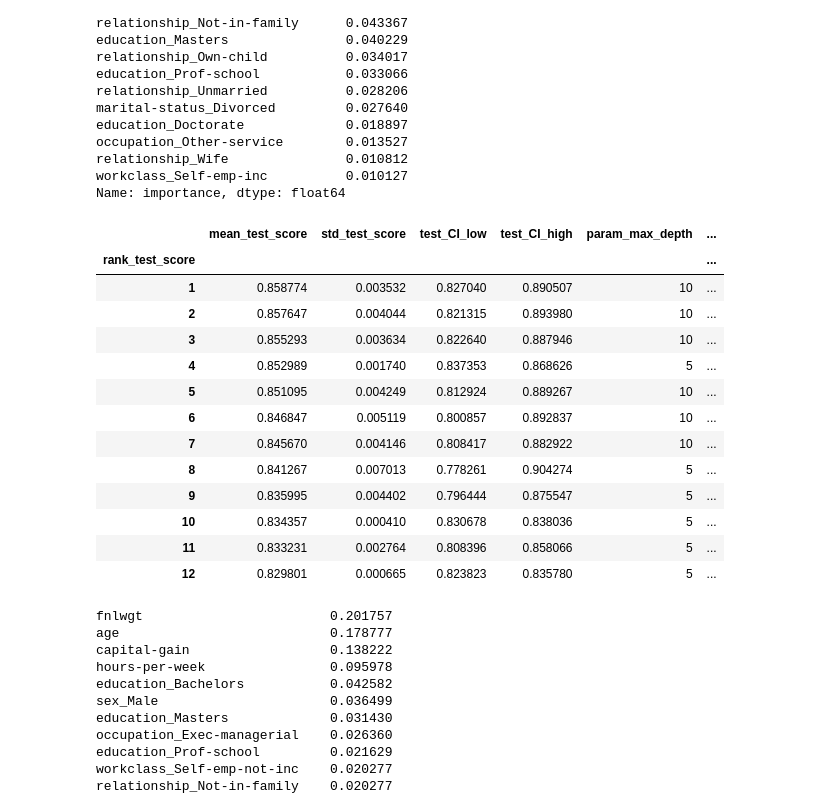
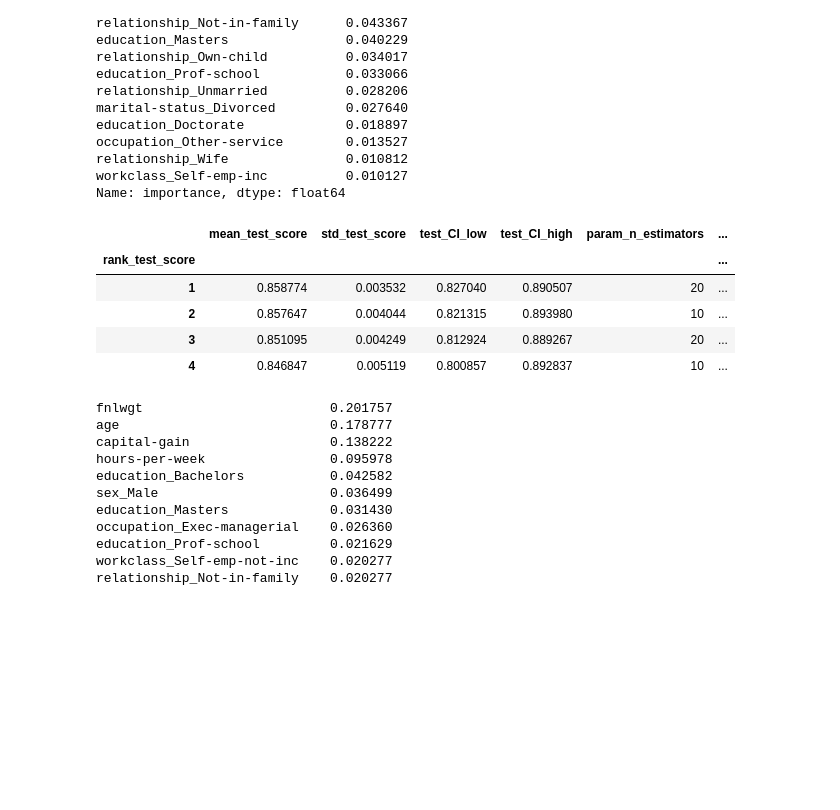
Before and after one commit to stdiff/adhoc, a Jupyter notebook: notebooks/usage-modeling.ipynb, the cells around one changed output. Cells and saved outputs as stored; diff of their text form; code cells hidden in the pictures; blank space fills up the shorter version.

Commit message:
grid parameters of XGB reduced (to reduce execution time of CI-pipeline)

```diff
--- a/notebooks/usage-modeling.ipynb
+++ b/notebooks/usage-modeling.ipynb
@@ -245,25 +245,18 @@ Name: importance, dtype: float64
 # %%
 from xgboost.sklearn import XGBClassifier
 
-xgb = GridSearchCV(XGBClassifier(random_state=51),
-                   grid_params["XGB"], cv=2)
+xgb_params = {"n_estimators":[10,20], "learning_rate":[0.1,0.01]}
+xgb = GridSearchCV(XGBClassifier(max_depth=10, random_state=51),
+                   xgb_params, cv=2)
 xgb.fit(X_train,y_train)
 cv_results_summary(xgb)
 # %% [output]
-|  | mean_test_score | std_test_score | test_CI_low | test_CI_high | param_max_depth | ... |
+|  | mean_test_score | std_test_score | test_CI_low | test_CI_high | param_n_estimators | ... |
 | rank_test_score |  |  |  |  |  | ... |
-| 1 | 0.858774 | 0.003532 | 0.827040 | 0.890507 | 10 | ... |
+| 1 | 0.858774 | 0.003532 | 0.827040 | 0.890507 | 20 | ... |
 | 2 | 0.857647 | 0.004044 | 0.821315 | 0.893980 | 10 | ... |
-| 3 | 0.855293 | 0.003634 | 0.822640 | 0.887946 | 10 | ... |
-| 4 | 0.852989 | 0.001740 | 0.837353 | 0.868626 | 5 | ... |
-| 5 | 0.851095 | 0.004249 | 0.812924 | 0.889267 | 10 | ... |
-| 6 | 0.846847 | 0.005119 | 0.800857 | 0.892837 | 10 | ... |
-| 7 | 0.845670 | 0.004146 | 0.808417 | 0.882922 | 10 | ... |
-| 8 | 0.841267 | 0.007013 | 0.778261 | 0.904274 | 5 | ... |
-| 9 | 0.835995 | 0.004402 | 0.796444 | 0.875547 | 5 | ... |
-| 10 | 0.834357 | 0.000410 | 0.830678 | 0.838036 | 5 | ... |
-| 11 | 0.833231 | 0.002764 | 0.808396 | 0.858066 | 5 | ... |
-| 12 | 0.829801 | 0.000665 | 0.823823 | 0.835780 | 5 | ... |
+| 3 | 0.851095 | 0.004249 | 0.812924 | 0.889267 | 20 | ... |
+| 4 | 0.846847 | 0.005119 | 0.800857 | 0.892837 | 10 | ... |
 # %%
 s_fi_xgb = show_feature_importance(xgb, X_train.columns).sort_values(ascending=False)
 s_fi_xgb[s_fi_xgb>0.01]
```
Also changed, not shown: parts of 5 cells of this notebook, 1 other file.
